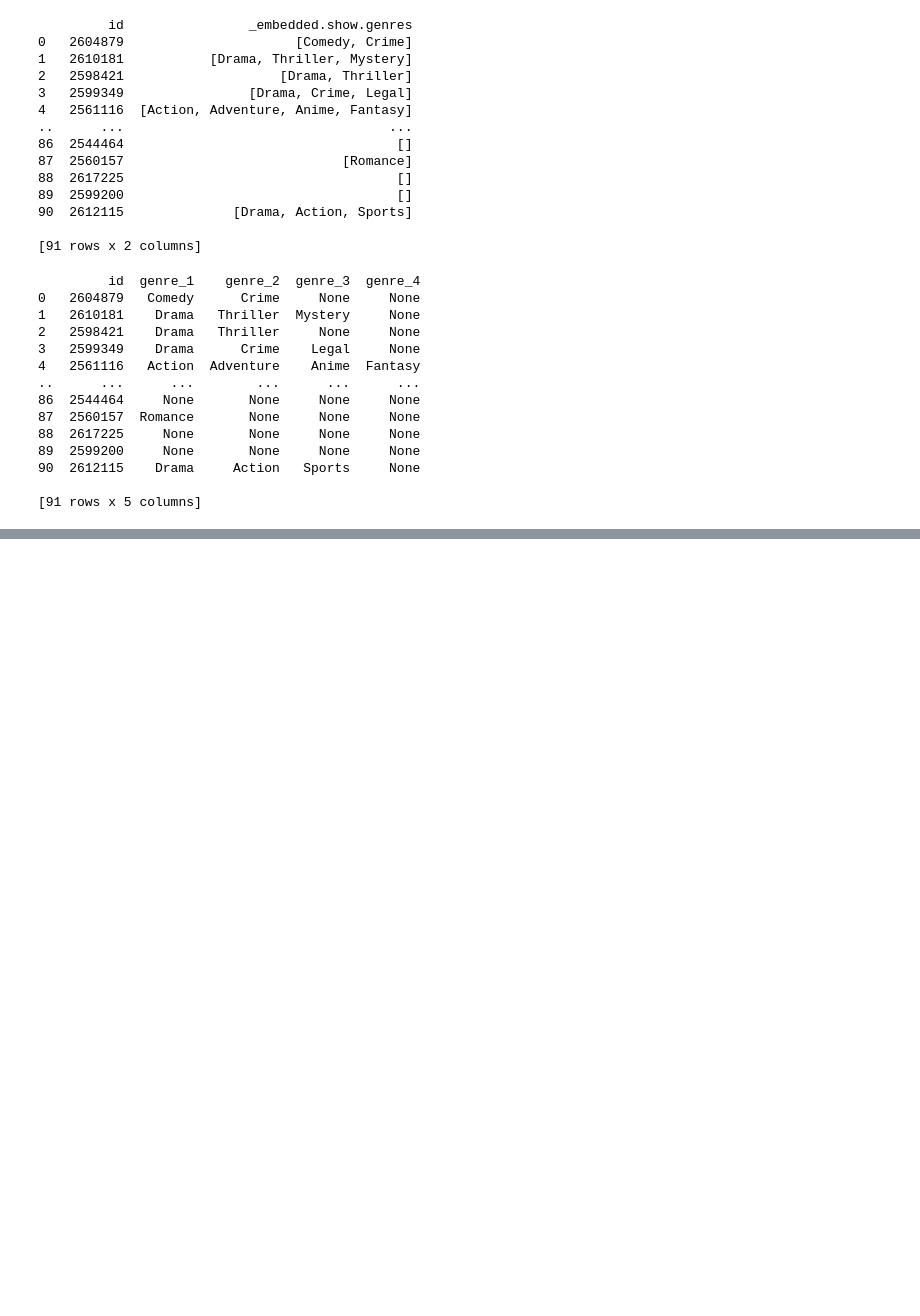
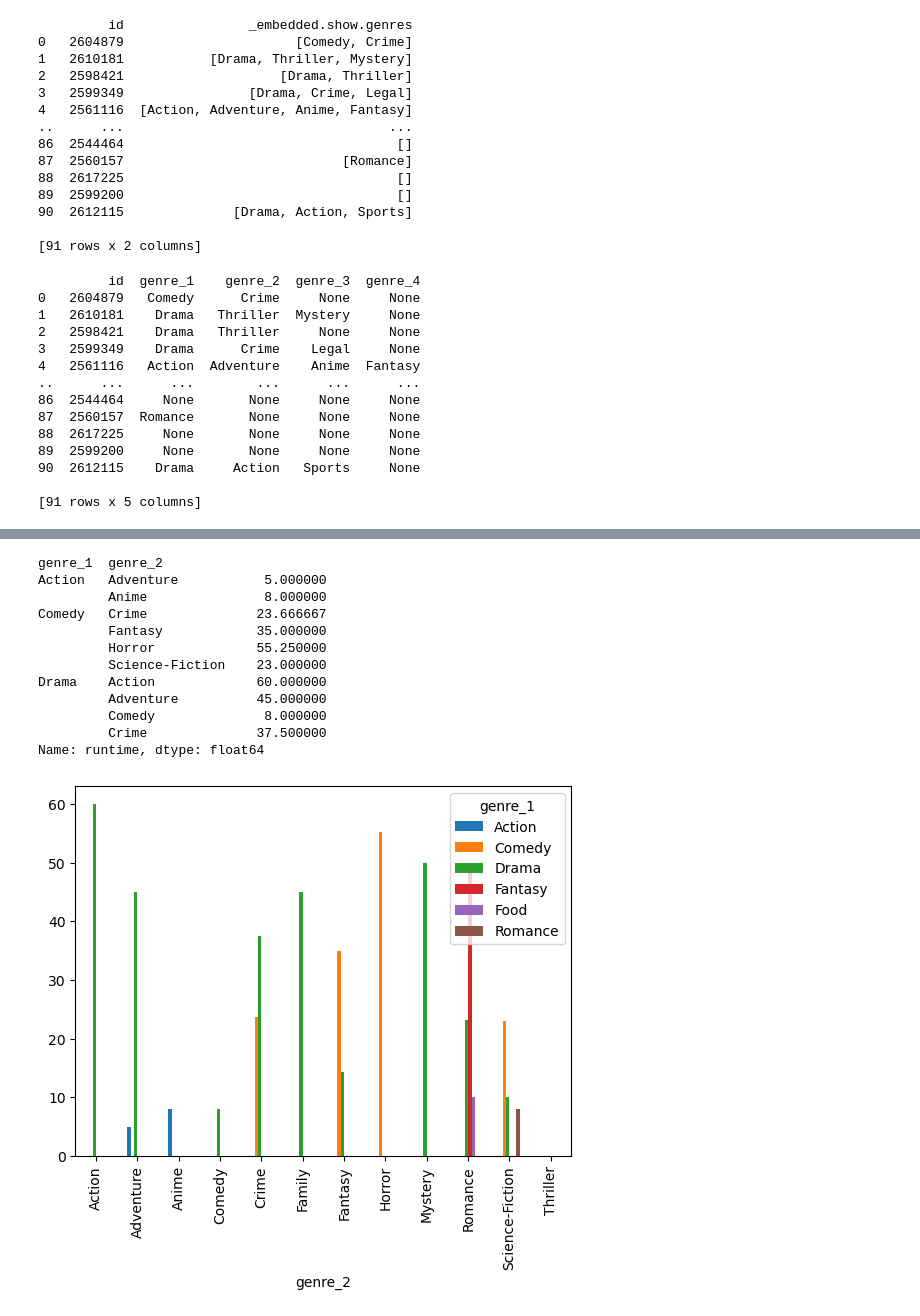
Before and after one commit to marya790/data_engineer, a Jupyter notebook: src/profiler.ipynb, the cells around one changed output, grey strips where cells are left out. Drawn from its saved outputs; the diff is of its cells as text; code cells hidden in the pictures; blank space fills up the shorter version.

```diff
--- a/src/profiler.ipynb
+++ b/src/profiler.ipynb
@@ -192,3 +205,7 @@ print (df_show_genres_exp)
 90  2612115    Drama     Action   Sports     None
 
 [91 rows x 5 columns]
+# %%
+df_show_genres_exp["genre_1"] = df_show_genres_exp["genre_1"].map({"None" : "Unclassified"}).astype(str)
+
+df_show_genres_exp.info()
@@ -194,0 +413,3 @@ print (df_show_genres_exp)
+# %%
+df_ser_gen = pd.merge(df_series, df_show_genres_exp, left_on="id", right_on="id", how="left")
+print(df_ser_gen)
@@ -194,0 +434,19 @@ print (df_show_genres_exp)
+# %%
+grouped_ser_gen = df_ser_gen.groupby(['genre_1','genre_2']).mean()['runtime']
+print(grouped_ser_gen[0:10])
+(grouped_ser_gen.unstack(level=0).plot.bar())
+plt.show()
+# %% [output]
+genre_1  genre_2
+Action   Adventure           5.000000
+         Anime               8.000000
+Comedy   Crime              23.666667
+         Fantasy            35.000000
+         Horror             55.250000
+         Science-Fiction    23.000000
+Drama    Action             60.000000
+         Adventure          45.000000
+         Comedy              8.000000
+         Crime              37.500000
+Name: runtime, dtype: float64
+[figure, added]
```
Also changed, not shown: parts of 29 cells of this notebook.
